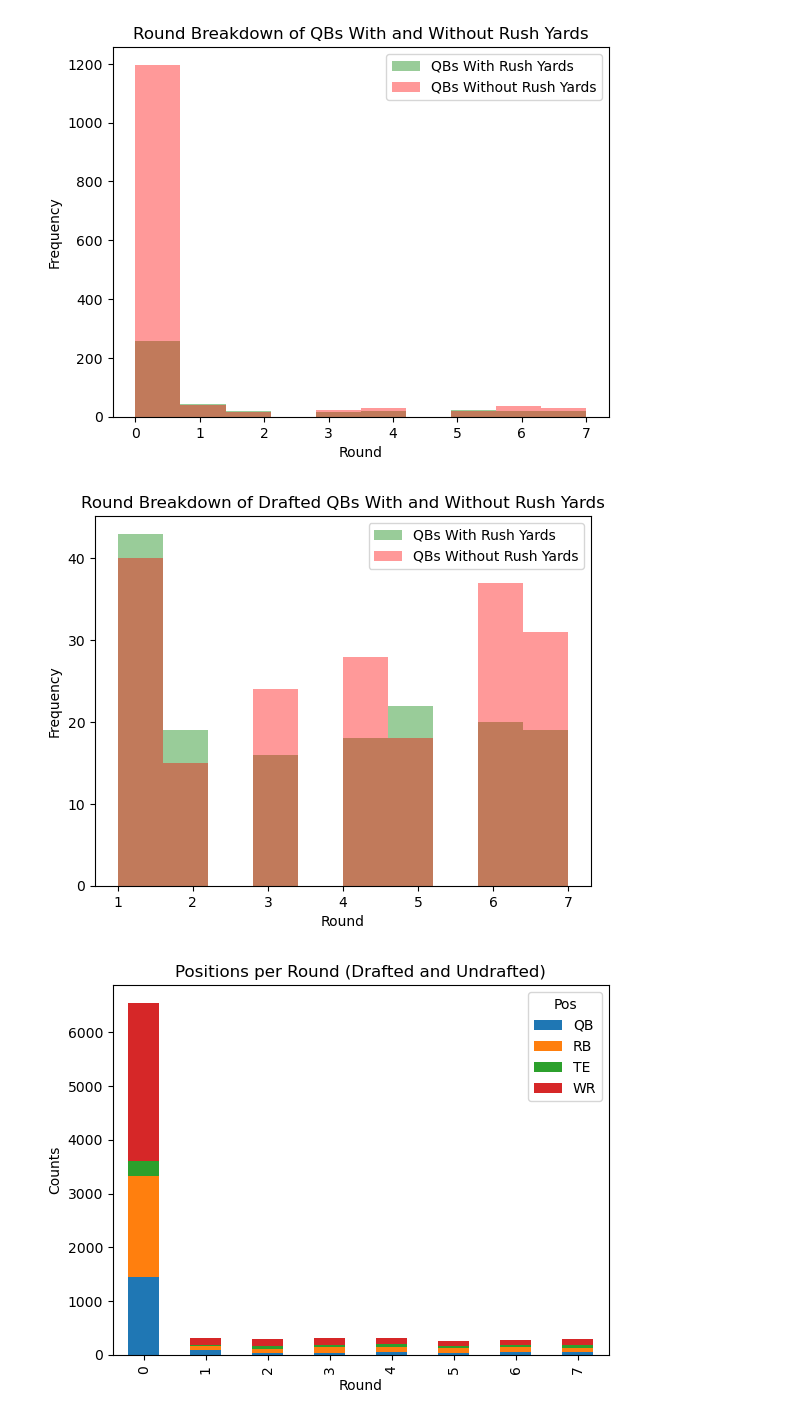
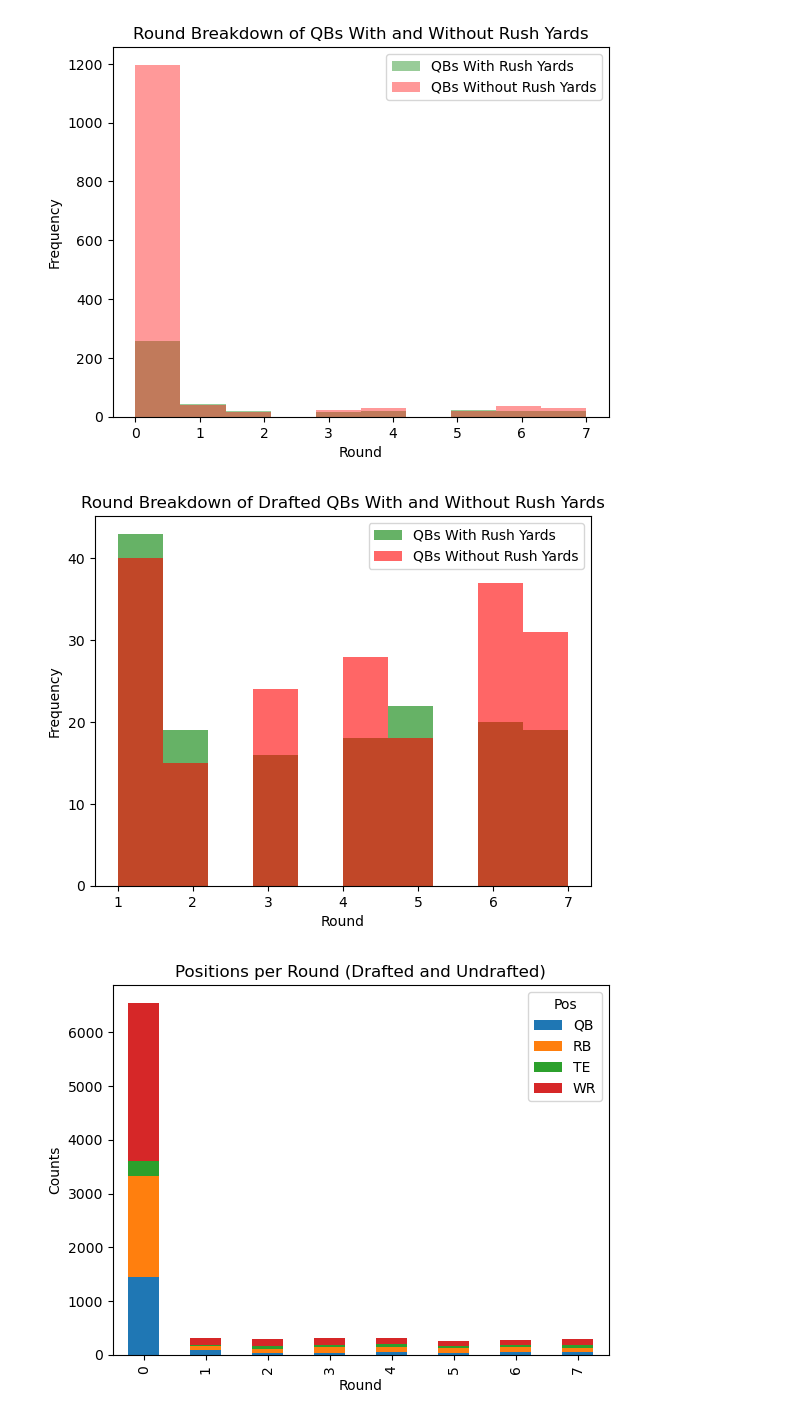
Before and after one commit to ckourkou/DATA-1030-Final-Project, a Jupyter notebook: Draft Round Project.ipynb, the cells around one changed output. Saved outputs shown, nothing was run; the diff lists cells and outputs as text; code cells hidden in the pictures.

```diff
--- a/Draft Round Project.ipynb
+++ b/Draft Round Project.ipynb
@@ -484,18 +484,18 @@ plt.show()
 # %%
 # QBs with and without rushing yards (Drafted only)
 plt.hist(all_players[(all_players['Round'] !=0) & (all_players['Rush_Yds'].notna()) & \
                      (all_players['Pos'] == 'QB')]['Round'], label='QBs With Rush Yards', \
-                        alpha = 0.4, color = 'green')
+                        alpha = 0.6, color = 'green')
 plt.hist(all_players[(all_players['Round'] !=0) & (all_players['Rush_Yds'].isna()) & \
                      (all_players['Pos'] == 'QB')]['Round'], label='QBs Without Rush Yards', \
-                        alpha = 0.4, color = 'red')
+                        alpha = 0.6, color = 'red')
 plt.xlabel('Round')
 plt.ylabel('Frequency')
 plt.title('Round Breakdown of Drafted QBs With and Without Rush Yards')
 plt.legend()
 plt.show()
 # %% [output]
-[figure, old version]
+[figure, new version]
 # %%
 # Draft Rounds by Position (All)
 skill_pos = ['QB', 'RB', 'WR', 'TE']
```
Also changed, not shown: parts of 9 cells of this notebook.
